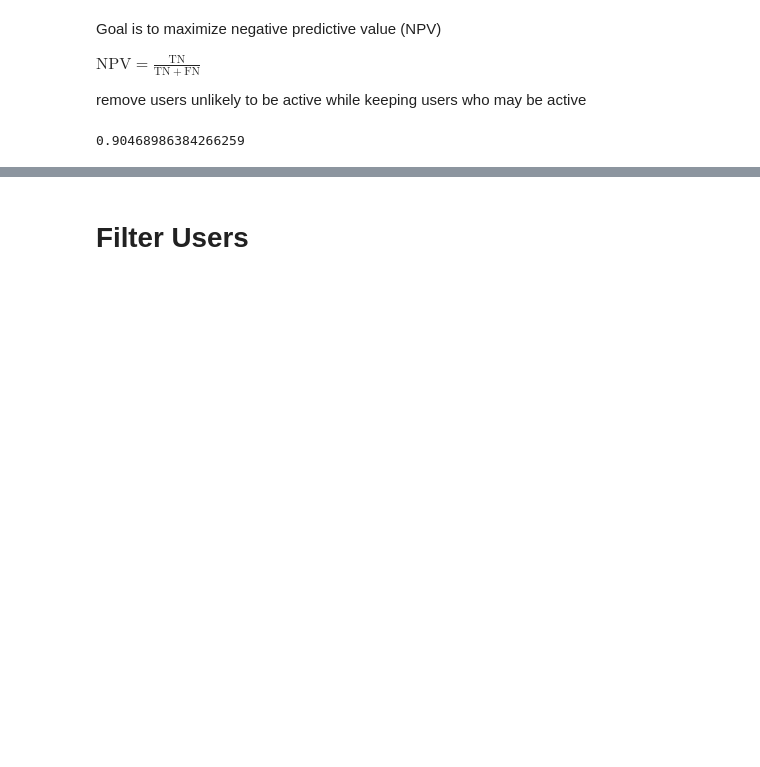
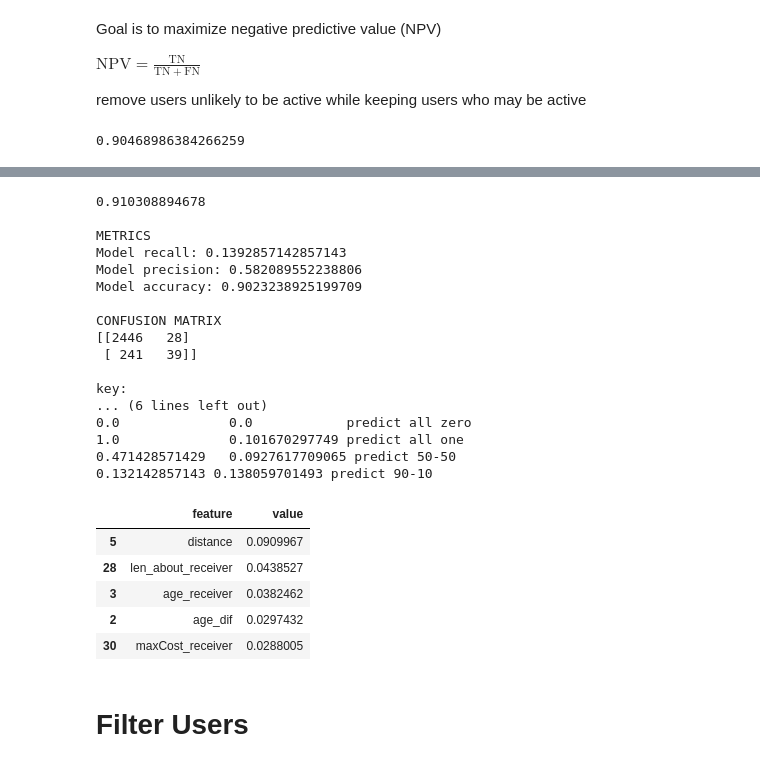
Before and after one commit to rczyrnik/Find-A-Flatmate, a Jupyter notebook: 5_Conclusions.ipynb, the cells around one changed output, grey strips where cells are left out. Saved outputs shown, nothing was run; the diff lists cells and outputs as text; code cells hidden in the pictures; blank space fills up the shorter version.

```diff
--- a/5_Conclusions.ipynb
+++ b/5_Conclusions.ipynb
@@ -198,3 +145,62 @@ key:
+# %%
+# train test split
+X_train, X_test, y_train, y_test = train_test_split(X.as_matrix(), y.as_matrix(), random_state=17)
+
+# resample
+X_train, y_train = ms.oversample(X_train, y_train, .25)
+
+# scale data
+scaler = StandardScaler()
+scaler.fit(X_train)
+X_train = scaler.transform(X_train)
+X_test = scaler.transform(X_test)
+
+# make fake data
+pred_all_0 = [0]*len(y_test)
+pred_all_1 = [1]*len(y_test)
+pred_50_50 = np.random.choice([0,1], size=len(y_test))
+pred_90_10 = np.random.choice([0,1], size=len(y_test), p=[.9,.1])
+
+model = GradientBoostingClassifier(learning_rate= 0.4,
+                                   max_depth= 10,
+                                   min_samples_leaf= 2,
+                                   min_samples_split= 3,
+                                   n_estimators= 100,
+                                   subsample= 1)
+# model = GradientBoostingClassifier()
+model.fit(X_train, y_train)
+y_pred = model.predict(X_test)
+
+print(get_NPV(confusion_matrix(y_test, y_pred)))
+# show metrics
+display_metrics()
+
+# # show importances
+display_importances_trees().head(5)
+# %% [output]
+0.910308894678
+
+METRICS
+Model recall: 0.1392857142857143
+Model precision: 0.582089552238806
+Model accuracy: 0.9023238925199709
+
+CONFUSION MATRIX
+[[2446   28]
+ [ 241   39]]
+
+key:
+... (6 lines left out)
+0.0              0.0            predict all zero
+1.0              0.101670297749 predict all one
+0.471428571429   0.0927617709065 predict 50-50
+0.132142857143 0.138059701493 predict 90-10
+|  | feature | value |
+| 5 | distance | 0.0909967 |
+| 28 | len_about_receiver | 0.0438527 |
+| 3 | age_receiver | 0.0382462 |
+| 2 | age_dif | 0.0297432 |
+| 30 | maxCost_receiver | 0.0288005 |
 # %% [markdown]
 # Filter Users
 # %%
```
Also changed, not shown: parts of 10 cells of this notebook, 6 other files.
